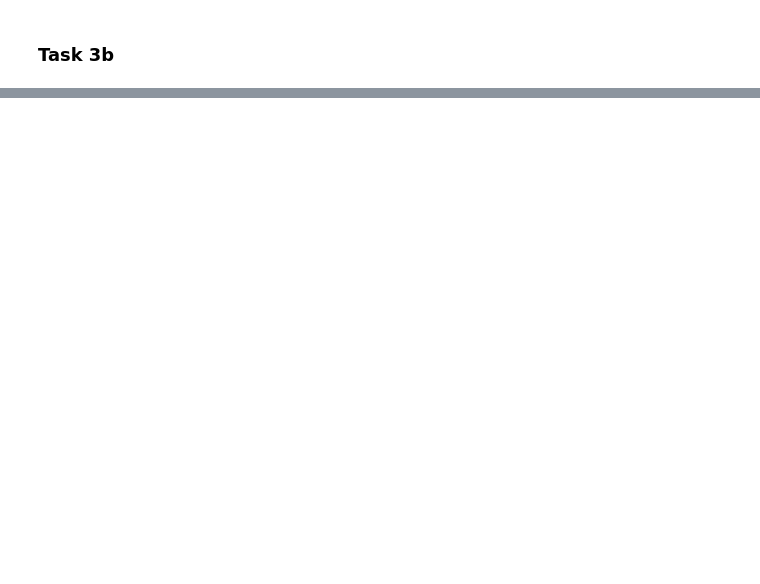
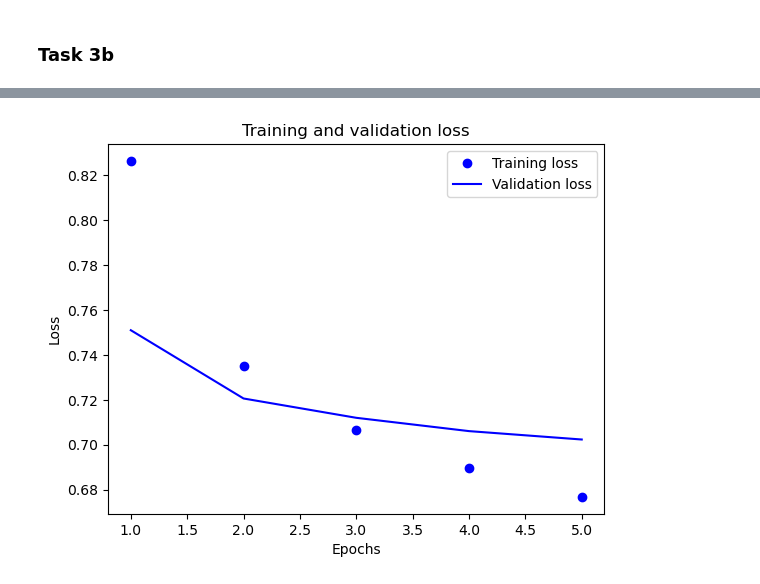
Before and after one commit to literandltx/data_analisys_labs, a Jupyter notebook: cardiotocography_lab3.ipynb, the cells around one changed output, grey strips where cells are left out. Saved outputs shown, nothing was run; the diff lists cells and outputs as text; code cells hidden in the pictures; blank space fills up the shorter version.

```diff
--- a/cardiotocography_lab3.ipynb
+++ b/cardiotocography_lab3.ipynb
@@ -680,0 +807,9 @@ Model: "sequential"
+# %%
+tokenizer = Tokenizer(num_words=max_words)
+tokenizer.fit_on_texts(texts)
+word_index = tokenizer.word_index
+sequences = tokenizer.texts_to_sequences(texts)
+
+vectorizer = layers.TextVectorization(max_tokens=20000, output_sequence_length=200)
+text_ds = tf.data.Dataset.from_tensor_slices(texts).batch(128)
+vectorizer.adapt(text_ds)
@@ -680,0 +836,5 @@ Model: "sequential"
+# %%
+max_words = 10000 # max number of words to use in the vocabulary
+embedding_dim = 100 # dimension of word embeddings
+lstm_units = 64 # number of units in the LSTM layer
+num_classes = 6 # number of classes
@@ -680,0 +868,18 @@ Model: "sequential"
+# %%
+from tensorflow.keras.models import Sequential
+from tensorflow.keras.layers import Conv1D, MaxPooling1D, GlobalMaxPooling1D, Dense, Dropout, BatchNormalization
+
+model = Sequential([
+    Embedding(max_words, embedding_dim, weights=[embedding_matrix], trainable=False),
+    Conv1D(128, 3, activation="relu"),
+    MaxPooling1D(),
+    Conv1D(128, 3, activation="relu"),
+    GlobalMaxPooling1D(),
+    Dense(32, activation="relu"),
+    Dropout(0.2),
+    Dense(num_classes, activation='softmax')
+])
+
+model.compile(loss="categorical_crossentropy", optimizer="adam", metrics=['accuracy'])
+# %%
+history = model.fit(x, y, batch_size=512, epochs=5, validation_split=0.02)
@@ -680,0 +925,15 @@ Model: "sequential"
+# %%
+history_dict = history.history
+loss_values = history_dict["loss"]
+val_loss_values = history_dict["val_loss"]
+epochs = range(1, len(loss_values) + 1)
+
+plt.plot(epochs, loss_values, "bo", label="Training loss")
+plt.plot(epochs, val_loss_values, "b", label="Validation loss")
+plt.title("Training and validation loss")
+plt.xlabel("Epochs")
+plt.ylabel("Loss")
+plt.legend()
+plt.show()
+# %% [output]
+[figure, added]
```
Also changed, not shown: parts of 24 cells of this notebook.
